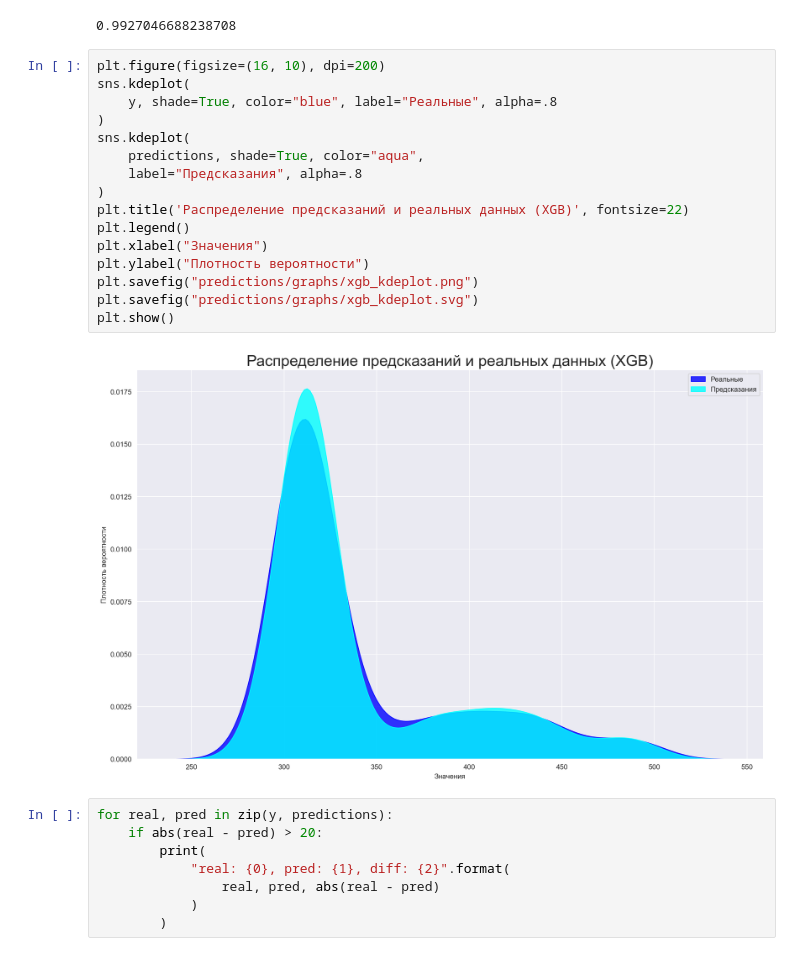
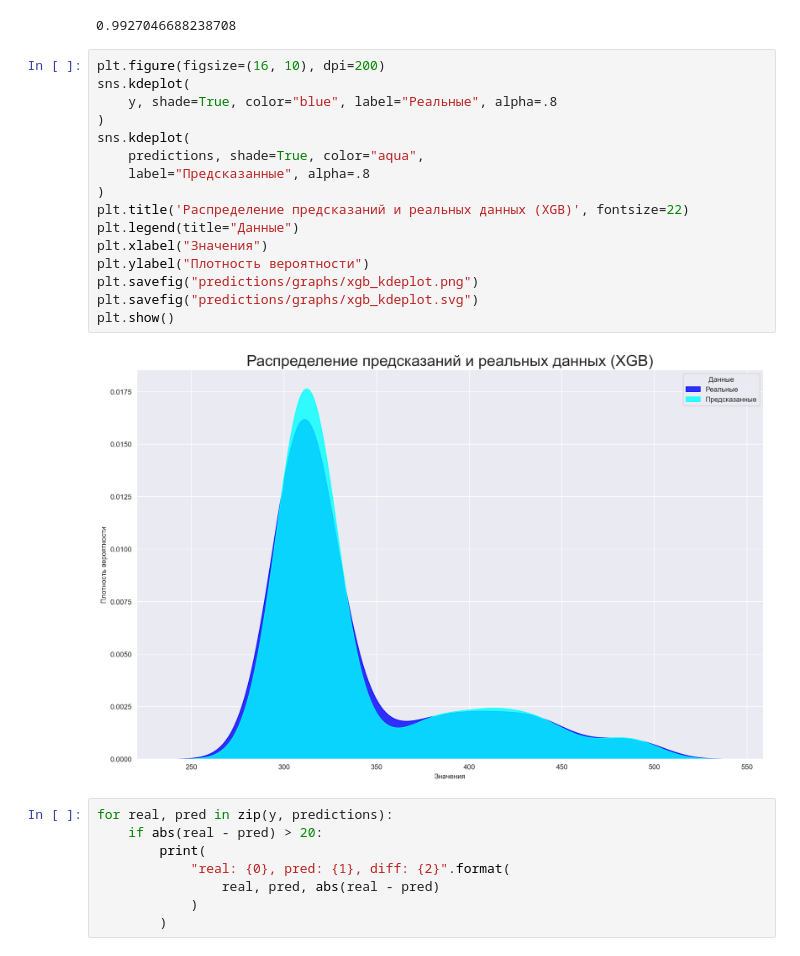
Before and after one commit to llitone/fuel-consumption-prediction, a Jupyter notebook: predictions/xgb_fuelTA130.ipynb, the cells around one changed output. Saved outputs shown, nothing was run; the diff lists cells and outputs as text.

```diff
--- a/predictions/xgb_fuelTA130.ipynb
+++ b/predictions/xgb_fuelTA130.ipynb
@@ -273,21 +273,21 @@ r2_score(y, predictions)
 # %%
 plt.figure(figsize=(16, 10), dpi=200)
 sns.kdeplot(
     y, shade=True, color="blue", label="Реальные", alpha=.8
 )
 sns.kdeplot(
     predictions, shade=True, color="aqua",
-    label="Предсказания", alpha=.8
+    label="Предсказанные", alpha=.8
 )
 plt.title('Распределение предсказаний и реальных данных (XGB)', fontsize=22)
-plt.legend()
+plt.legend(title="Данные")
 plt.xlabel("Значения")
 plt.ylabel("Плотность вероятности")
 plt.savefig("predictions/graphs/xgb_kdeplot.png")
 plt.savefig("predictions/graphs/xgb_kdeplot.svg")
 plt.show()
 # %% [output]
-[figure, old version]
+[figure, new version]
 # %%
 for real, pred in zip(y, predictions):
     if abs(real - pred) > 20:
```
Also changed, not shown: 5 other files.
